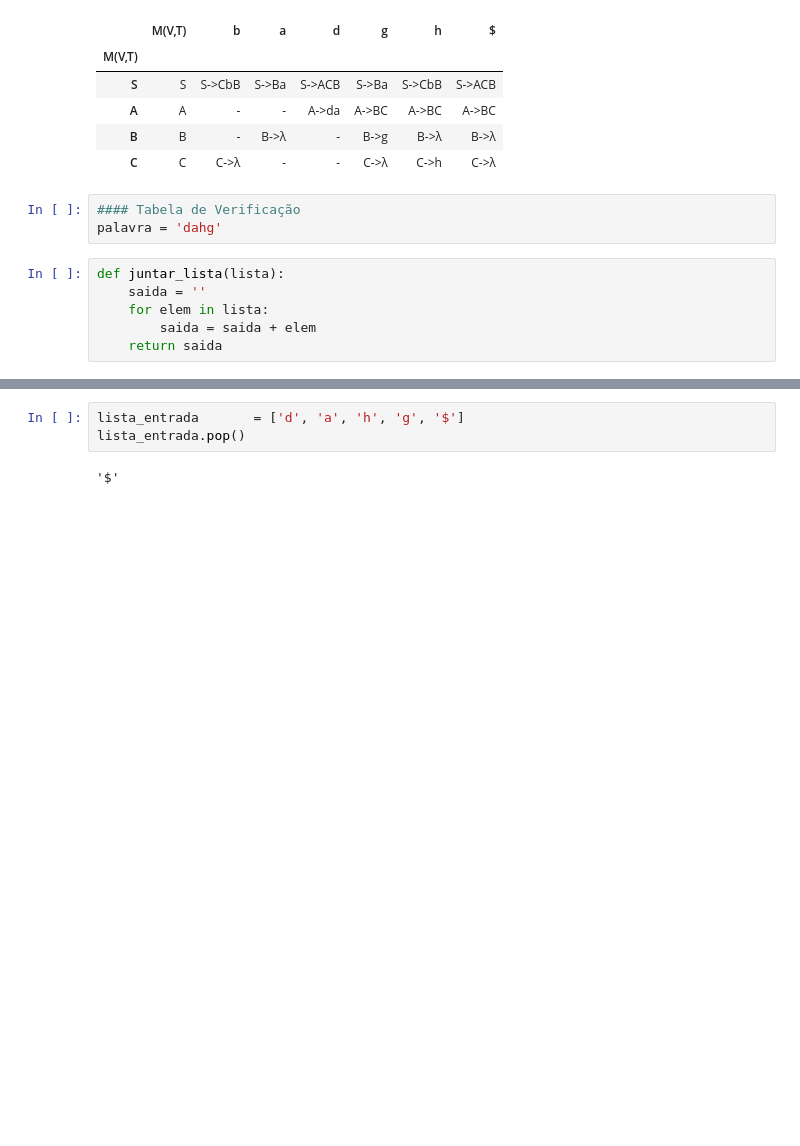
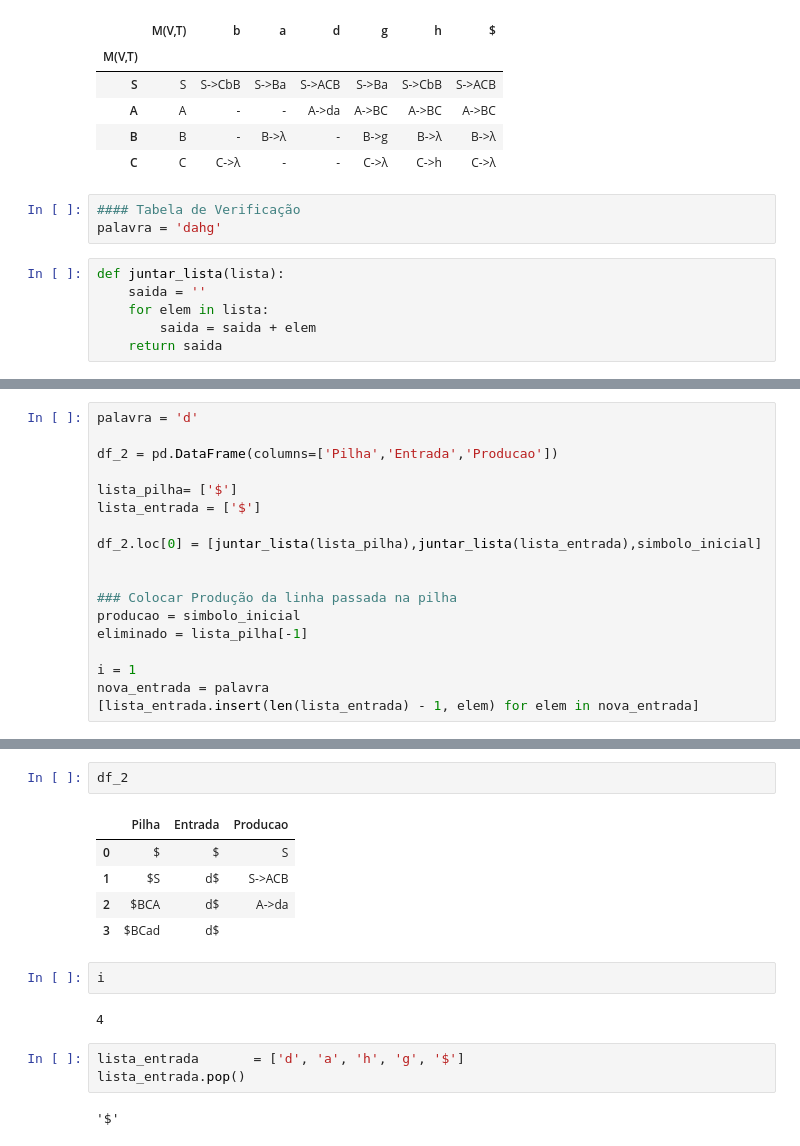
Before and after one commit to fabiobritoo/first-follow, a Jupyter notebook: first_follow.ipynb, the cells around one changed output, grey strips where cells are left out. Drawn from its saved outputs; the diff is of its cells as text; blank space fills up the shorter version.

Commit message:
Funcionou com a palavra dada

```diff
--- a/first_follow.ipynb
+++ b/first_follow.ipynb
@@ -403,0 +408,18 @@ def juntar_lista(lista):
+# %%
+palavra = 'd'
+
+df_2 = pd.DataFrame(columns=['Pilha','Entrada','Producao'])
+
+lista_pilha= ['$']
+lista_entrada = ['$']
+
+df_2.loc[0] = [juntar_lista(lista_pilha),juntar_lista(lista_entrada),simbolo_inicial]
+
+
+### Colocar Produção da linha passada na pilha
+producao = simbolo_inicial
+eliminado = lista_pilha[-1]
+
+i = 1
+nova_entrada = palavra
+[lista_entrada.insert(len(lista_entrada) - 1, elem) for elem in nova_entrada]
@@ -575,3 +485,15 @@ Here
+# %%
+df_2
+# %% [output]
+|  | Pilha | Entrada | Producao |
+| 0 | $ | $ | S |
+| 1 | $S | d$ | S->ACB |
+| 2 | $BCA | d$ | A->da |
+| 3 | $BCad | d$ |  |
+# %%
+i
+# %% [output]
+4
 # %%
 lista_entrada       = ['d', 'a', 'h', 'g', '$']
 lista_entrada.pop()
```
Also changed, not shown: parts of 5 cells of this notebook, 2 other files.
